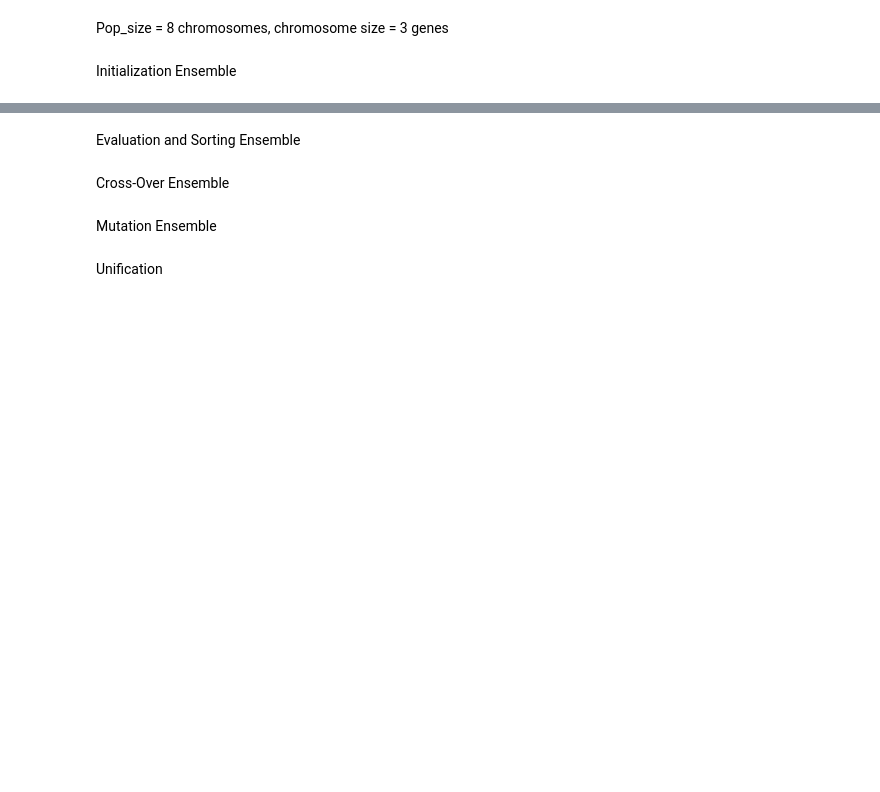
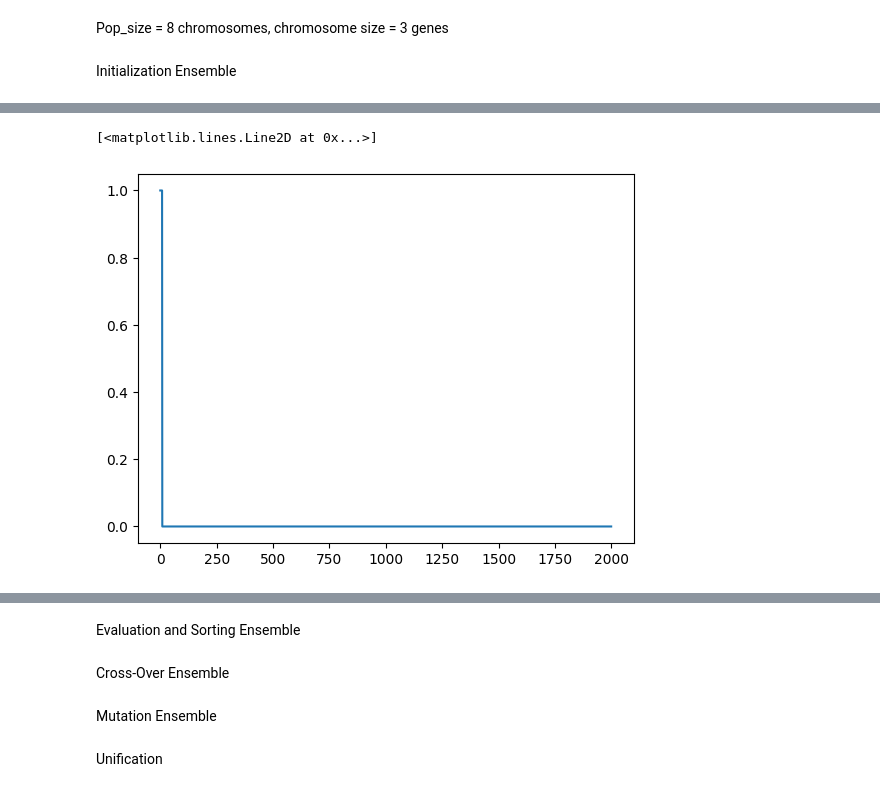
Before and after one commit to stijnradboud/Neuromorphic-Project-Group-9, a Jupyter notebook: Parallel/parallel_evo_alg.ipynb, the cells around one changed output, grey strips where cells are left out. Drawn from its saved outputs; the diff is of its cells as text; code cells hidden in the pictures; blank space fills up the shorter version.

Commit message:
nengo experiments

```diff
--- a/Parallel/parallel_evo_alg.ipynb
+++ b/Parallel/parallel_evo_alg.ipynb
@@ -18,3 +14,39 @@ def create_parallel_network(n_genes = 8):
 Pop_size = 8 chromosomes, chromosome size = 3 genes
 # %% [markdown]
 Initialization Ensemble
+# %%
+input_chromosomes = [[1,1,1],[0,0,0]]
+# %%
+from nengo.dists import Uniform
+model = nengo.Network()
+with model:
+    input_node1 = nengo.Node(output = lambda t: input_chromosomes[0][0] if 0 < t < 0.01 else 0)
+    input_node2 = nengo.Node(output = lambda t: input_chromosomes[0][1] if 0 < t < 0.01 else 0)
+    input_node3 = nengo.Node(output = lambda t: input_chromosomes[0][2] if 0 < t < 0.01 else 0)
+    input_node4 = nengo.Node(output = lambda t: input_chromosomes[1][0] if 0 < t < 0.01 else 0)
+    input_node5 = nengo.Node(output = lambda t: input_chromosomes[1][1] if 0 < t < 0.01 else 0)
+    input_node6 = nengo.Node(output = lambda t: input_chromosomes[1][2] if 0 < t < 0.01 else 0)
+
+    I1 = nengo.Ensemble(1, dimensions=1)
+    I2 = nengo.Ensemble(1, dimensions=1)
+    I3 = nengo.Ensemble(1, dimensions=1)
+    I4 = nengo.Ensemble(1, dimensions=1)
+    I5 = nengo.Ensemble(1, dimensions=1)
+    I6 = nengo.Ensemble(1, dimensions=1)
+
+    input_node_probe1 = nengo.Probe(input_node1)
+    #input_node_probe2 = nengo.Probe(input_node2)
+    #input_node_probe3 = nengo.Probe(input_node3)
+    input_node_probe4 = nengo.Probe(input_node4)
+    #input_node_probe5 = nengo.Probe(input_node5)
+    #input_node_probe6 = nengo.Probe(input_node6)
+
+    nengo.Connection(input_node1, I1)
+    nengo.Connection(input_node4, I4)
+
+    I1_probe = nengo.Probe(I1, synapse=0.01)
+    I4_probe = nengo.Probe(I4, synapse=0.01)
+    spikes = nengo.Probe(I1.neurons)
+
+with nengo.Simulator(model) as sim:
+    sim.run(2)
@@ -20,0 +56,5 @@ Initialization Ensemble
+# %%
+plt.plot(sim.data[input_node_probe1])
+# %% [output]
+[<matplotlib.lines.Line2D at 0x...>]
+[figure, added]
```
Also changed, not shown: parts of 7 cells of this notebook.
